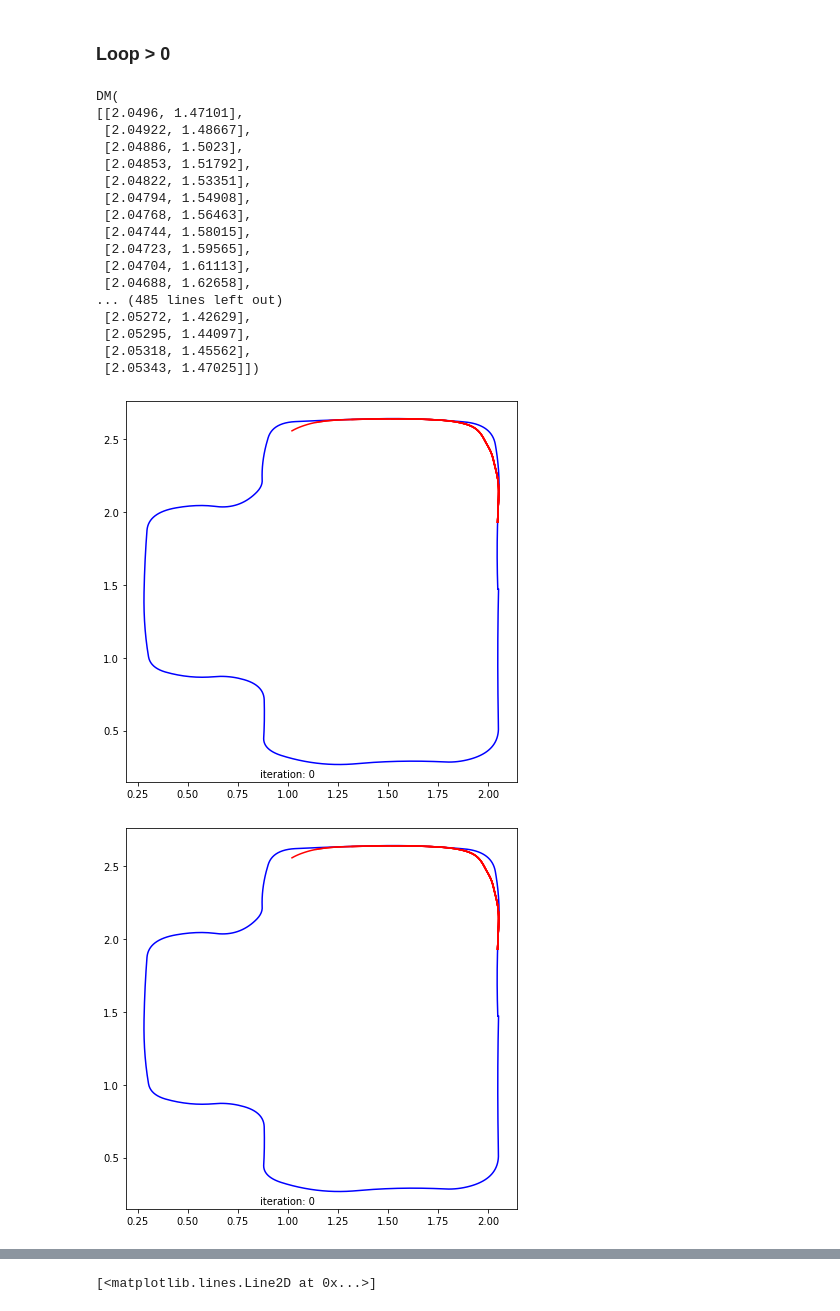
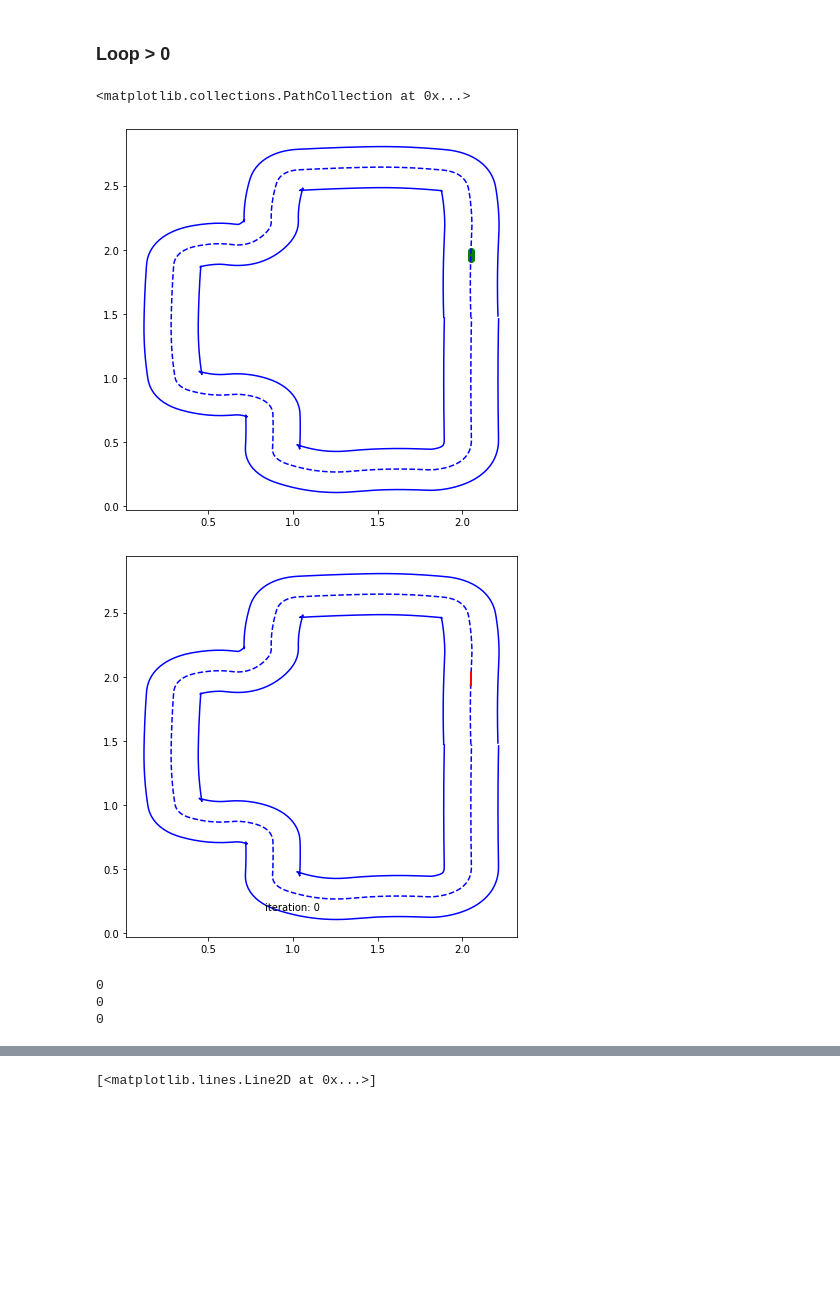
Before and after one commit to giuliovv/duckrace, a Jupyter notebook: iterative_mpc.ipynb, the cells around one changed output, grey strips where cells are left out. Drawn from its saved outputs; the diff is of its cells as text; code cells hidden in the pictures; blank space fills up the shorter version.

```diff
--- a/iterative_mpc.ipynb
+++ b/iterative_mpc.ipynb
@@ -128,7 +147,9 @@ Line = namedtuple('Line', 't x y theta')
 finish_line = Line(300, pose.x, pose.y, pose.theta) #2.2 same as start
 # %%
 # K nearest neighbors
-K = 40
+K = 70
 
 # Number of points to consider for track bound constraints
-TB = 2
+TB = N
+
+assert N >= TB
@@ -257,26 +299,15 @@ from sklearn.neighbors import NearestNeighbors
 from IPython import display as ipythondisplay
-# %%
-traj[:,:2]
-# %% [output]
-DM(
-[[2.0496, 1.47101],
- [2.04922, 1.48667],
- [2.04886, 1.5023],
- [2.04853, 1.51792],
- [2.04822, 1.53351],
- [2.04794, 1.54908],
- [2.04768, 1.56463],
- [2.04744, 1.58015],
- [2.04723, 1.59565],
- [2.04704, 1.61113],
- [2.04688, 1.62658],
-... (485 lines left out)
- [2.05272, 1.42629],
- [2.05295, 1.44097],
- [2.05318, 1.45562],
- [2.05343, 1.47025]])
+# %%
+plt.plot(traj[:,0], traj[:,1], "b--")
+plt.plot(*inside.T, "b")
+plt.plot(*outside.T, "b")
+plt.scatter(np.array(x[0, 0]), np.array(x[1, 0]), c="r")
+plt.scatter(np.array(traj[30:35,0]), np.array(traj[30:35,1]), c="g")
+# %% [output]
+<matplotlib.collections.PathCollection at 0x...>
+[figure, added]
 # %%
-n_iterations = 2
+n_iterations = 5
 
 real_time_plot = True
 
@@ -297,8 +328,12 @@ Js = []
 idxs = []
 plain_loops = []
 
-plt.plot(traj[:,0], traj[:,1], "b")
-kdtraj = spatial.KDTree(traj[:, :2])
+plt.plot(traj[:,0], traj[:,1], "b--")
+plt.plot(*inside.T, "b")
+plt.plot(*outside.T, "b")
+
+
+kdtraj = spatial.KDTree(np.array(traj[:, :2]))
 traj_len = traj.shape[0]
 
 for iteration in range(n_iterations):
@@ -319,6 +354,8 @@ for iteration in range(n_iterations):
     t = 0
     print("Iteration: ", iteration)
     plt.text(1, 0.2,"iteration: "+str(iteration), ha='center', va='center')
+
+    dists = []
     while True:
         distances, indices = nbrs.kneighbors([last_loop[:2, (idx+N)%last_loop.shape[1]].T])
         indices = indices.reshape(-1)
@@ -336,7 +373,7 @@ for iteration in range(n_iterations):
         Js.append(J)
         idxs.append(idx)
         _, traj_idx = kdtraj.query(np.array([x[0], x[1]]).reshape(-1))
-        u, l = M(x, DM(D[:, :]), DM(J)/600, (np.arange(t, t+N-1)>=finish_line.t).T, traj[traj_idx:(traj_idx+TB)%traj_len, :2].T)
+        u, l = M(x, DM(D[:, :]), DM(J)/600, (np.arange(t, t+N-1)>=finish_line.t).T, traj[(traj_idx+1)%traj_len:(traj_idx+1+TB)%traj_len, :2].T)
 
         U_log = np.column_stack((U_log, u))
         X_log = np.column_stack((X_log, x))
@@ -344,6 +381,11 @@ for iteration in range(n_iterations):
         # simulate
         x = F(x,u)
         # x[2] = mod(x[2]+pi, 2*pi)-pi
+        dist = (x[0]-traj[(traj_idx+1)%traj_len,0] + x[1]-traj[(traj_idx+1)%traj_len,1])**2
+        print(dist >= 0.0625)
+        if dist >= 0.0625:
+            print(dist)
+        dists.append(dist)
 
         _,idx_new = kdtree.query(np.array([x[0], x[1]]).reshape(-1))
         if idx_new >= idx:
@@ -353,35 +395,40 @@ for iteration in range(n_iterations):
 
         if x[1] >= finish_line.y and t >= finish_line.t:
             break
         t += 1
         if t%10 == 0 and real_time_plot:
             plt.plot(*X_log[:2,:], c=['r', 'g', 'y'][iteration%3])
             ipythondisplay.clear_output(wait=True)
             ipythondisplay.display(plt.gcf())
         # if t == 100:
         #     break
         if t == 150:
             # Now it can see all the points
             kdtree = spatial.KDTree(last_loop[:2, :].T)
+            # The first points in the next iteration have distance 0 to the finish line
+            last_iterations[-1, :K] = 0
+            # After one iteration the angle is +2*pi
             last_iterations[2, :100] = last_iterations[2, :100] + 2*np.pi
             nbrs = NearestNeighbors(n_neighbors=K, algorithm='ball_tree').fit(last_iterations[:2, :].T)
     last_points = X_log
     last_points = np.vstack((last_points, np.arange(last_points.shape[1])[::-1]))
 
     plain_loops.append(X_log)
 
     # Here only if use 1 iteration in the past
     last_iterations = last_points
 
     all_points_len = all_points.shape[1]
     if all_points_len > last_points.shape[1]:
         last_points = np.pad(last_points, ((0,0), (0, all_points_len-last_points.shape[1])), 'constant', constant_values=(0,0))
     if all_points_len < last_points.shape[1]:
         all_points = np.pad(all_points, ((0,0), (0, last_points.shape[1]-all_points_len)), 'constant', constant_values=(0,0))
     all_points = np.hstack((all_points, last_points))
 # %% [output]
-[figure, old version]
+[figure, new version]
-[figure, removed]
+0
+0
+0
 # %%
 plt.plot(np.min(Js,axis=1)*dt, label="Time to finish")
 plt.title("Time to finish from each step")
```
Also changed, not shown: parts of 13 cells of this notebook.
